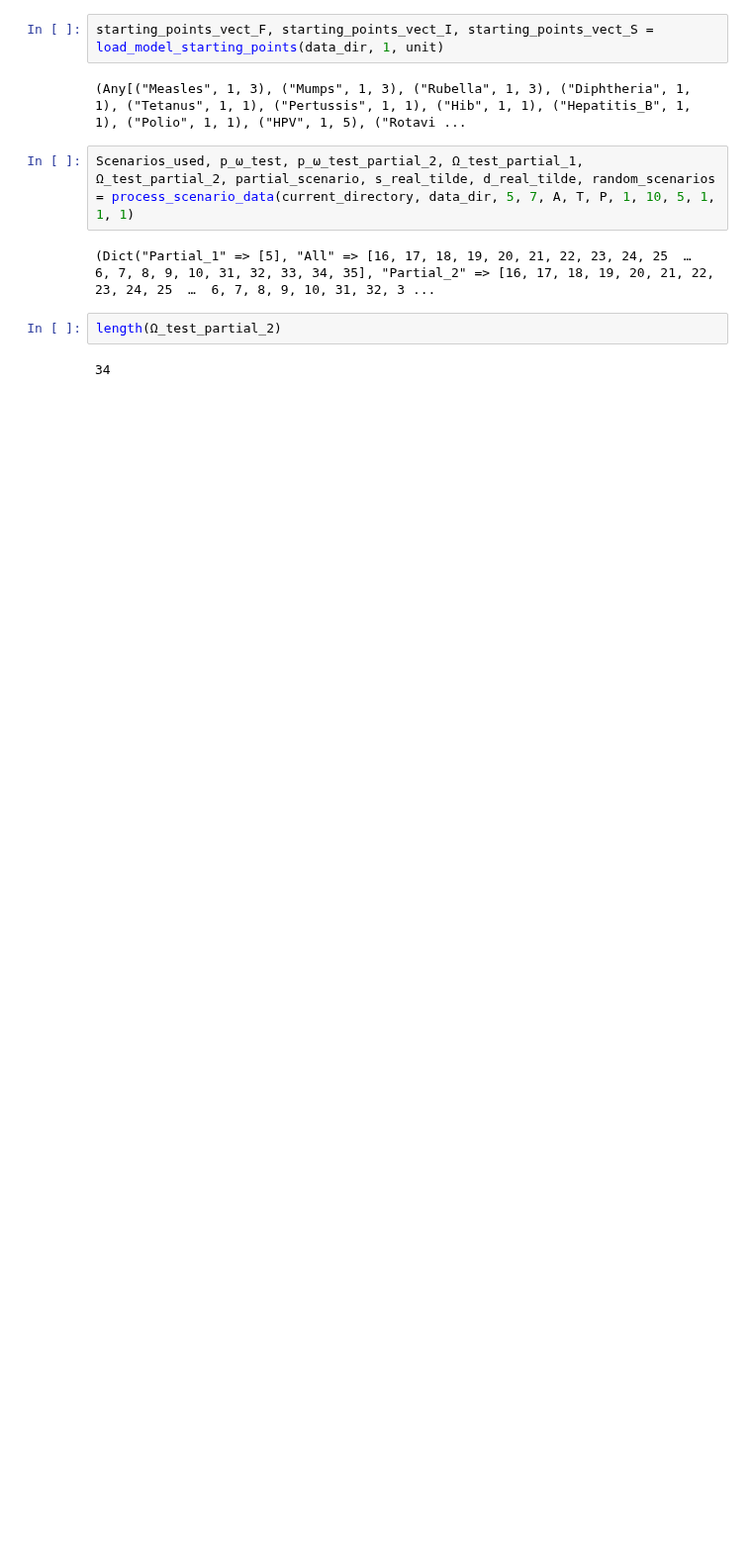
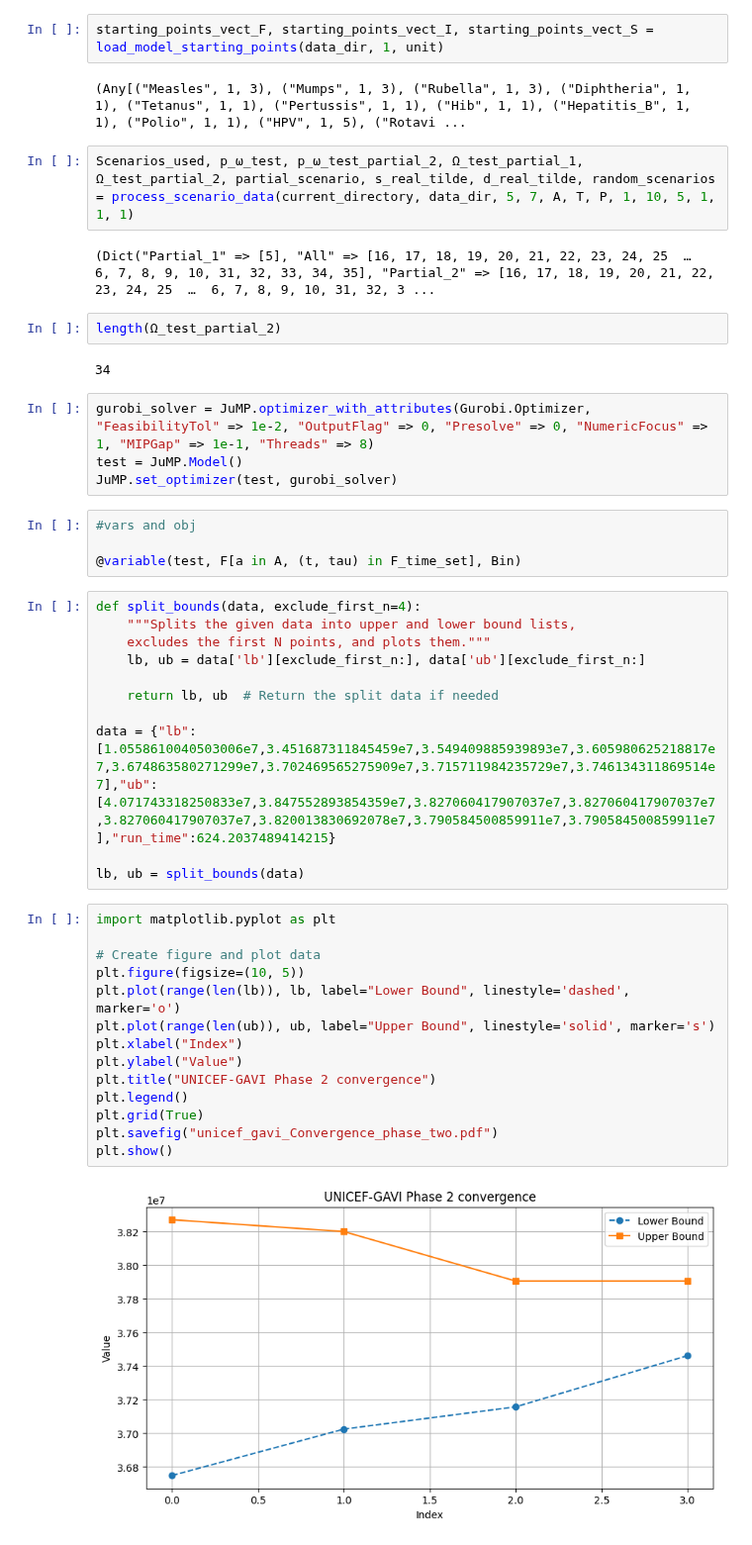
Before and after one commit to nuhorchak/Vaccine_Tender, a Jupyter notebook: L-shaped/Final_codes/test_NB.ipynb, the cells around one changed output. Shown at 99% size. Drawn from its saved outputs; the diff is of its cells as text; blank space fills up the shorter version.

Commit message:
working two-phase

```diff
--- a/L-shaped/Final_codes/test_NB.ipynb
+++ b/L-shaped/Final_codes/test_NB.ipynb
@@ -53,3 +53,38 @@ Scenarios_used, p_ω_test, p_ω_test_partial_2, Ω_test_partial_1, Ω_test_parti
 length(Ω_test_partial_2)
 # %% [output]
 34
+# %%
+gurobi_solver = JuMP.optimizer_with_attributes(Gurobi.Optimizer, "FeasibilityTol" => 1e-2, "OutputFlag" => 0, "Presolve" => 0, "NumericFocus" => 1, "MIPGap" => 1e-1, "Threads" => 8)
+test = JuMP.Model()
+JuMP.set_optimizer(test, gurobi_solver)
+# %%
+#vars and obj
+
+@variable(test, F[a in A, (t, tau) in F_time_set], Bin)
+# %%
+def split_bounds(data, exclude_first_n=4):
+    """Splits the given data into upper and lower bound lists,
+    excludes the first N points, and plots them."""
+    lb, ub = data['lb'][exclude_first_n:], data['ub'][exclude_first_n:]
+
+    return lb, ub  # Return the split data if needed
+
+data = {"lb":[1.0558610040503006e7,3.451687311845459e7,3.549409885939893e7,3.605980625218817e7,3.674863580271299e7,3.702469565275909e7,3.715711984235729e7,3.746134311869514e7],"ub":[4.071743318250833e7,3.847552893854359e7,3.827060417907037e7,3.827060417907037e7,3.827060417907037e7,3.820013830692078e7,3.790584500859911e7,3.790584500859911e7],"run_time":624.2037489414215}
+
+lb, ub = split_bounds(data)
+# %%
+import matplotlib.pyplot as plt
+
+# Create figure and plot data
+plt.figure(figsize=(10, 5))
+plt.plot(range(len(lb)), lb, label="Lower Bound", linestyle='dashed', marker='o')
+plt.plot(range(len(ub)), ub, label="Upper Bound", linestyle='solid', marker='s')
+plt.xlabel("Index")
+plt.ylabel("Value")
+plt.title("UNICEF-GAVI Phase 2 convergence")
+plt.legend()
+plt.grid(True)
+plt.savefig("unicef_gavi_Convergence_phase_two.pdf")
+plt.show()
+# %% [output]
+[figure, added]
```
Also changed, not shown: 12 other files.
